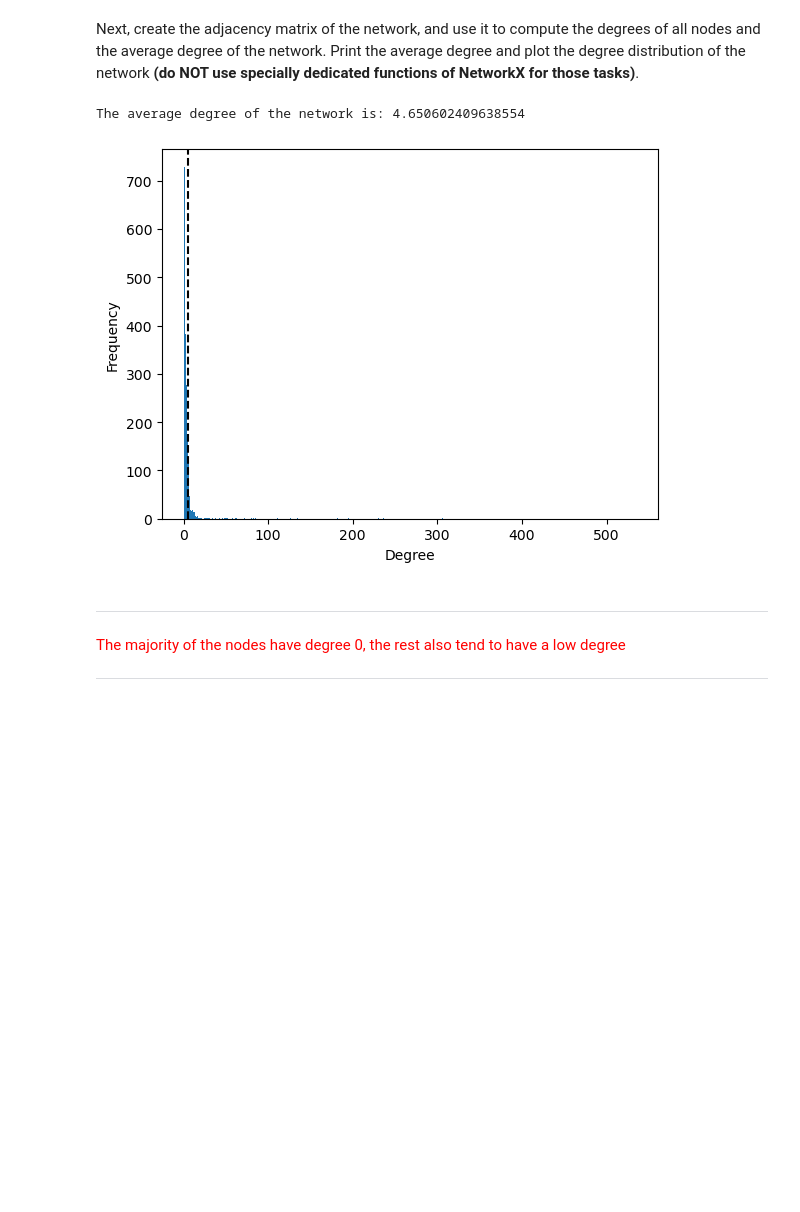
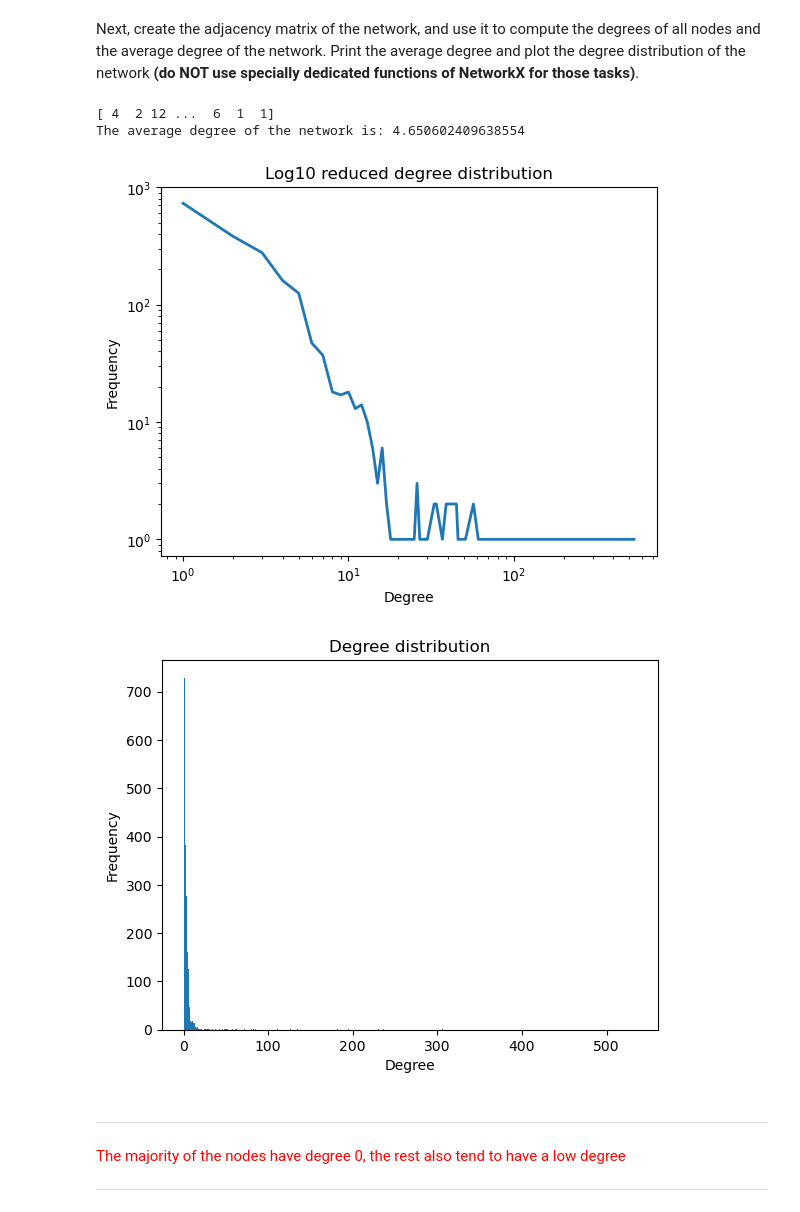
Before and after one commit to Janek21/BDBI_works_3Y1T, a Jupyter notebook: JanI/Systems_biology/Practical2.1.ipynb, the cells around one changed output. Cells and saved outputs as stored; diff of their text form; code cells hidden in the pictures; blank space fills up the shorter version.

```diff
--- a/JanI/Systems_biology/Practical2.1.ipynb
+++ b/JanI/Systems_biology/Practical2.1.ipynb
@@ -120,19 +119,32 @@ Next, create the adjacency matrix of the network, and use it to compute the degr
 # %%
 am_nw=nx.adjacency_matrix(nw)
 
 degrees = np.sum(am_nw, axis=1) + np.sum(am_nw, axis=0) #These are numpy functions, not dedicated NetworkX functions
-
+print(degrees)
 average_degree = np.mean(degrees)
 print("The average degree of the network is:",average_degree)
+from collections import Counter
+
+sorted_degrees=dict(Counter(sorted(degrees)))
 
 plt.hist(degrees, bins=range(min(degrees), max(degrees+1)))
-plt.axvline(average_degree, color='black', linestyle='dashed', linewidth=1.5)
 plt.xlabel(f"Degree")
 plt.ylabel(f"Frequency")
+plt.title("Degree distribution")
 plt.show()
+
+plt.plot(sorted_degrees.keys(), sorted_degrees.values(), linewidth=2)
+plt.xscale("log")
+plt.yscale("log")
+plt.xlabel(f"Degree")
+plt.ylabel(f"Frequency")
+plt.title("Log10 reduced degree distribution")
+plt.show()
 # %% [output]
+[ 4  2 12 ...  6  1  1]
 The average degree of the network is: 4.650602409638554
-[figure, old version]
+[figure, new version]
+[figure, added]
 # %% [markdown]
 ---
 
```
Also changed, not shown: parts of 1 cell of this notebook.
